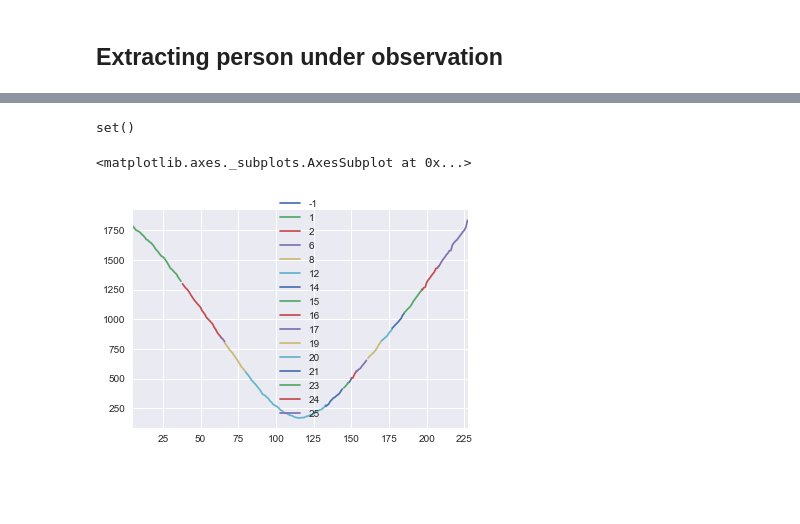
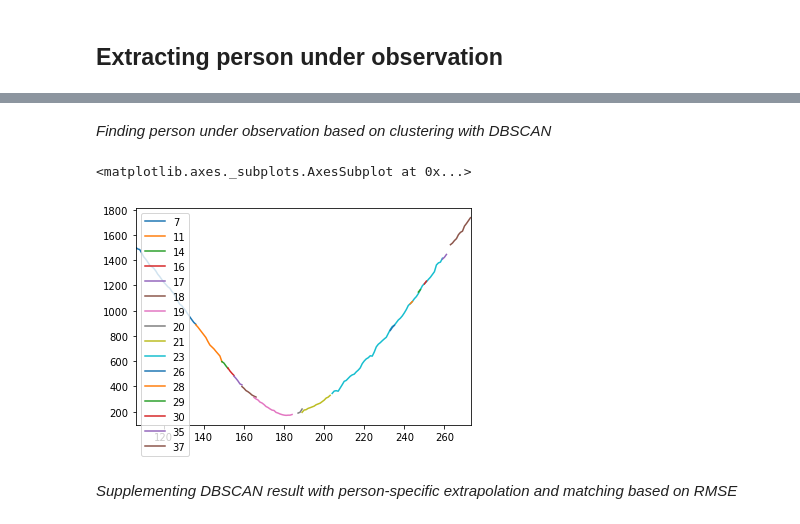
Before and after one commit to jasperpaalman/JADS-2D-pose-estimation, a Jupyter notebook: 2D pose coordinate plotting.ipynb, the cells around one changed output, grey strips where cells are left out. Drawn from its saved outputs; the diff is of its cells as text; code cells hidden in the pictures; blank space fills up the shorter version.

Commit message:
Changes in DBSCAN person extraction supplementation through extrapolation

```diff
--- a/2D pose coordinate plotting.ipynb
+++ b/2D pose coordinate plotting.ipynb
@@ -26,7 +27,7 @@ from math import sqrt
 def rmse(a,b):
     return sqrt(mean_squared_error(a,b))
 # %%
-cam = cv2.VideoCapture(r'C:\Users\jaspe\tf-openpose\clips\20180205_182104.mp4')
+cam = cv2.VideoCapture(r'C:\Users\jaspe\tf-openpose\clips\20180205_193458.mp4')
 ret_val, image = cam.read()
 image_h, image_w = image.shape[:2]
 fps = cam.get(cv2.CAP_PROP_FPS)
@@ -188,31 +191,16 @@ normalized_moved_distance_per_person = \
 maximum_normalized_distance = max(normalized_moved_distance_per_person.values())
 movement_threshold = maximum_normalized_distance/4
 moving_people = [key for key,value in normalized_moved_distance_per_person.items() if value > movement_threshold]
+# %% [markdown]
+*Finding person under observation based on clustering with DBSCAN*
 # %%
 person_plottables_df = \
 pd.DataFrame([(period, person, x) for person,period_dict in mean_x_per_person.items() if person in moving_people
               for period,x in period_dict.items()], columns=['Period', 'Person', 'X mean'])
-# %%
-missing_frames = \
-set(range(person_plottables_df['Period'].min(), person_plottables_df['Period'].max()+1)) - set(person_plottables_df['Period'])
-
-from scipy import interp
-
-new_coords = {-1:{}}
-x = person_plottables_df['Period']
-y = person_plottables_df['X mean']
-for frame in missing_frames:
-    new_coords[-1][frame] = interp(frame, x, y)
-
-mean_x_per_person = {**mean_x_per_person, **new_coords}
-# %%
-missing_frames
-# %% [output]
-set()
 # %%
 %matplotlib inline
 # %%
-pd.DataFrame({key:value for key,value in mean_x_per_person.items() if key in moving_people or key == -1}).plot()
+pd.DataFrame({key:value for key,value in mean_x_per_person.items() if key in moving_people}).plot()
 # %% [output]
 <matplotlib.axes._subplots.AxesSubplot at 0x...>
-[figure, old version]
+[figure, new version]
@@ -234,0 +219,2 @@ plottable_people = person_plottables_df[person_plottables_df['labels']==maximum_
+# %% [markdown]
+*Supplementing DBSCAN result with person-specific extrapolation and matching based on RMSE*
```
Also changed, not shown: parts of 14 cells of this notebook.
